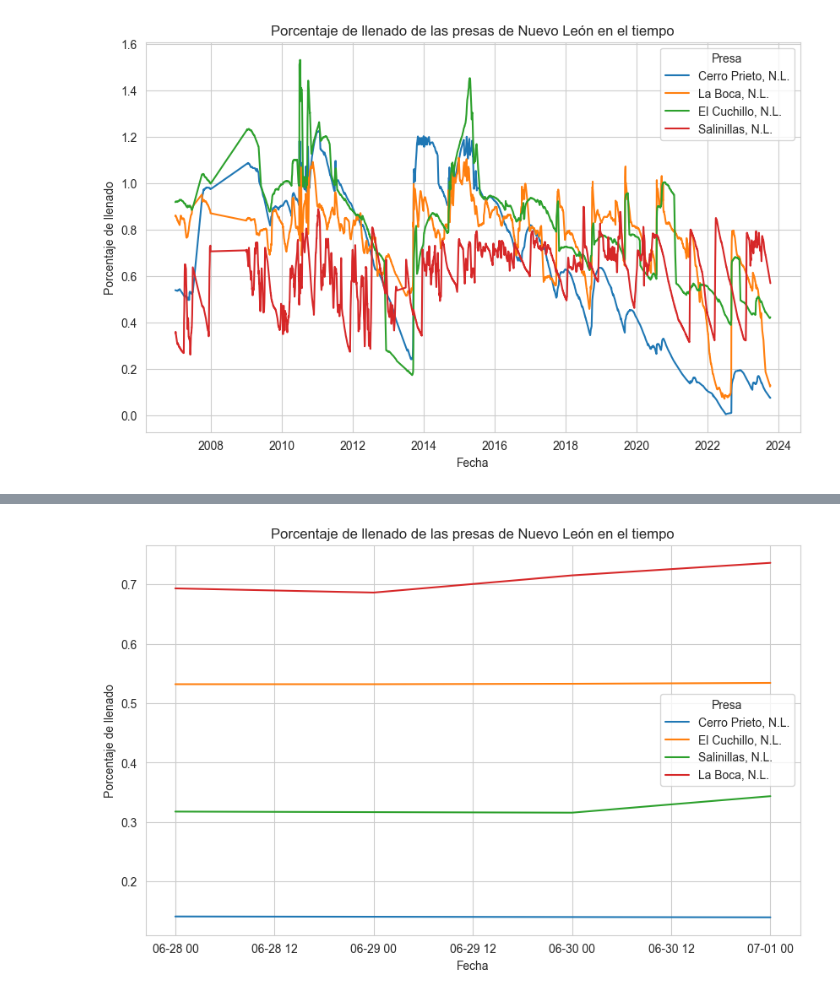
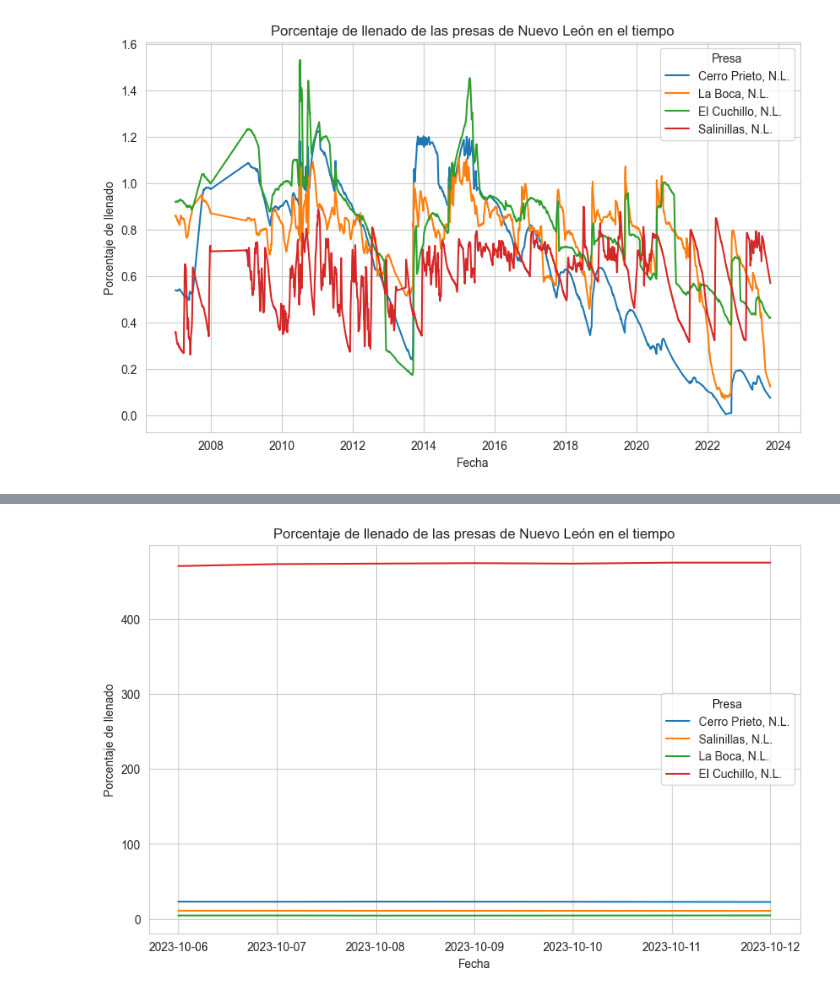
Before and after one commit to pcruiher08/AnalisisPresas, a Jupyter notebook: scrapper.ipynb, the cells around one changed output, grey strips where cells are left out. Cells and saved outputs as stored; diff of their text form; code cells hidden in the pictures.

```diff
--- a/scrapper.ipynb
+++ b/scrapper.ipynb
@@ -177,7 +177,7 @@ except Exception as e:
 
 dfHistoricoNL = dfHistorico[dfHistorico['estado'] == 'Nuevo León']
 
-columns_of_interest = ['fechamonitoreo', 'clavesih', 'nombreoficial', 'nombrecomun', 'nommunicipio', 'llenano', 'almacenaactual']
+columns_of_interest = ['fechamonitoreo', 'clavesih', 'nombreoficial', 'nombrecomun', 'nommunicipio', 'llenano', 'almacenaactual', 'estado']
 
 dfHistoricoNL = dfHistoricoNL.loc[:, columns_of_interest]
 
@@ -227,15 +261,19 @@ plt.show()
 # %%
 start_date = '2021-06-28'
 end_date = '2021-07-01'
 
+
+start_date = current_date - timedelta(days=10)
+end_date = datetime.today()
+
 filtered_df = dfHistoricoNL[(dfHistoricoNL['fechamonitoreo'] >= start_date) & (dfHistoricoNL['fechamonitoreo'] <= end_date)]
 
 plt.figure(figsize=(10, 6))
-sns.lineplot(x='fechamonitoreo', y='llenano', data=filtered_df, hue='nombrecomun')
+sns.lineplot(x='fechamonitoreo', y='almacenaactual', data=filtered_df, hue='nombrecomun')
 plt.title('Porcentaje de llenado de las presas de Nuevo León en el tiempo')
 plt.xlabel('Fecha')
 plt.ylabel('Porcentaje de llenado')
 plt.legend(title='Presa', loc='best')
 plt.show()
 # %% [output]
-[figure, old version]
+[figure, new version]
```
Also changed, not shown: parts of 3 cells of this notebook.
